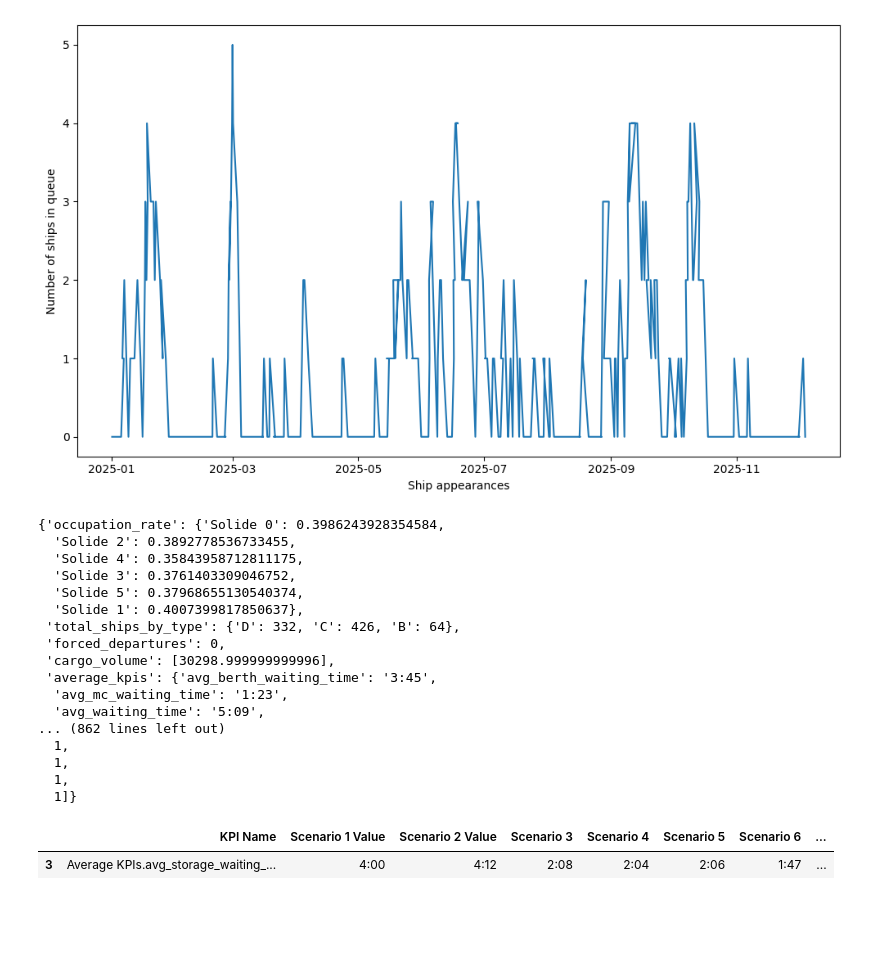
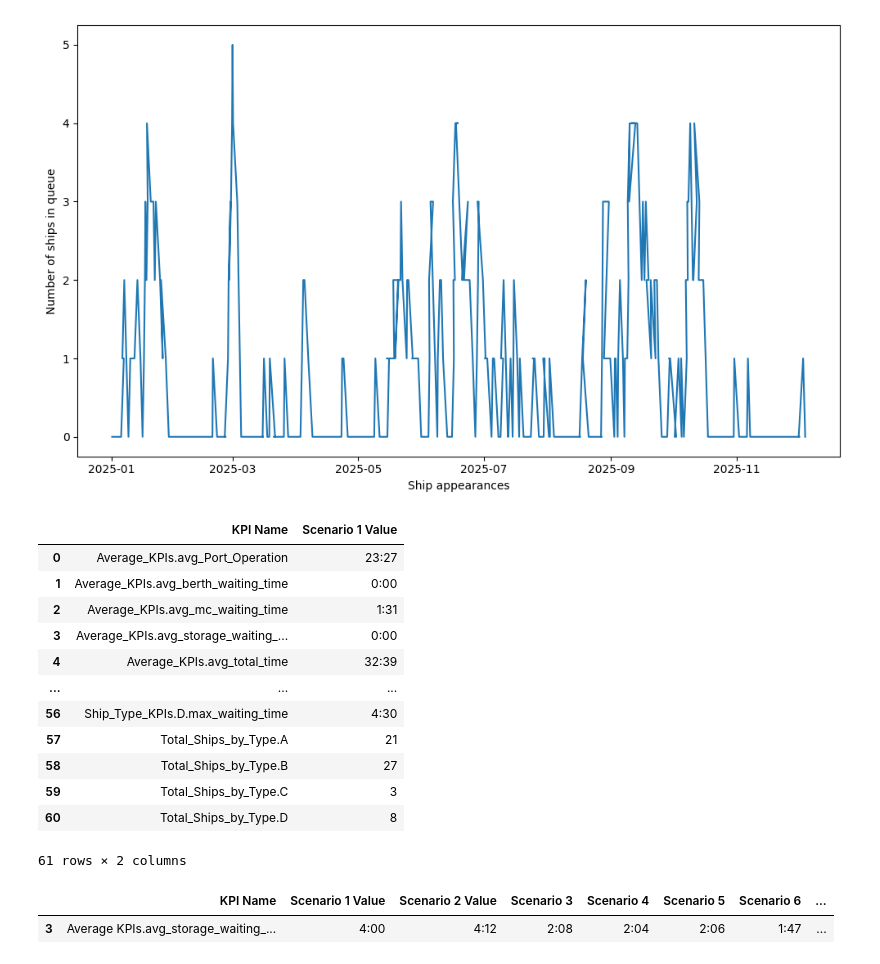
Before and after one commit to Mohammed-khlifi/port_trafic_simulation, a Jupyter notebook: DES.ipynb, the cells around one changed output. Cells and saved outputs as stored; diff of their text form; code cells hidden in the pictures; blank space fills up the shorter version.

```diff
--- a/DES.ipynb
+++ b/DES.ipynb
@@ -1444,8 +1444,14 @@ def run_simulation(capacitys , production_data , mean_pre_service_time = 3 , mea
 
 
     occupation_rate = {
-    B: data[data['berth occupied'] == B]['Port Operation'].apply(time_to_minutes).sum() / (60 * 24) / 366
+    B: round(data[data['berth occupied'] == B]['Port Operation'].apply(time_to_minutes).sum() / (60 * 24) / 366 ,2 )
     for B in data['berth occupied'].unique()
+    }
+
+    produc_names = data['Product_type'].unique()
+    cargo_volume_dict = {
+    product: round(vol * 1000, 2)
+    for product, vol in zip(product_names, volume)
     }
 
 
@@ -1478,12 +1484,12 @@ def run_simulation(capacitys , production_data , mean_pre_service_time = 3 , mea
         "occupation_rate": occupation_rate,
         "total_ships_by_type": stats.get_total_ships_by_type(),
         "forced_departures": stats.get_forced_departures(),
-        "cargo_volume": volume,
+        "cargo_volume": cargo_volume_dict,
         "average_kpis": stats.get_average_kpis(),
         "max_kpis": stats.get_max_kpis(),
         "ship_type_kpis": stats.get_ship_type_kpis(),
-        "avg_storage": np.mean(stats.storage),
-        "avg ships in queue": avg_ships_in_queue,
+        "avg_storage": str(round((np.mean(stats.storage) / temporary_storage[0]) * 100 ,2)) + "%",
+        "avg ships in queue": round(avg_ships_in_queue,2),
         'waiting_time_bins': waiting_time_bins[:-1],  # Exclude the last bin edge
         'waiting_time_counts': waiting_time_hist.tolist(),
         'total_time_bins': total_time_bins[:-1],
@@ -1734,26 +1740,24 @@ Night_navigation = [False , True]
 # Collect all results
 #all_results = [results_scenario2 ]
 # %%
-results = run_simulation([6], [production_data300_1  ],temporary_storage= [100_000 ] , Night_navigation= [False])
+results = run_simulation([2], [production_data15_1 ],temporary_storage= [100_000 ] , Night_navigation= [False])
+results = final_results([results])
+results["KPI Name"] = results["KPI Name"].str.replace(" ", "_")
 results
 # %% [output]
+|  | KPI Name | Scenario 1 Value |
+| 0 | Average_KPIs.avg_Port_Operation | 23:27 |
+| 1 | Average_KPIs.avg_berth_waiting_time | 0:00 |
+| 2 | Average_KPIs.avg_mc_waiting_time | 1:31 |
+| 3 | Average_KPIs.avg_storage_waiting_... | 0:00 |
+| 4 | Average_KPIs.avg_total_time | 32:39 |
+| ... | ... | ... |
+| 56 | Ship_Type_KPIs.D.max_waiting_time | 4:30 |
+| 57 | Total_Ships_by_Type.A | 21 |
+| 58 | Total_Ships_by_Type.B | 27 |
+| 59 | Total_Ships_by_Type.C | 3 |
+| 60 | Total_Ships_by_Type.D | 8 |
-{'occupation_rate': {'Solide 0': 0.3986243928354584,
-  'Solide 2': 0.3892778536733455,
-  'Solide 4': 0.35843958712811175,
-  'Solide 3': 0.3761403309046752,
-  'Solide 5': 0.37968655130540374,
-  'Solide 1': 0.4007399817850637},
- 'total_ships_by_type': {'D': 332, 'C': 426, 'B': 64},
- 'forced_departures': 0,
- 'cargo_volume': [30298.999999999996],
- 'average_kpis': {'avg_berth_waiting_time': '3:45',
-  'avg_mc_waiting_time': '1:23',
-  'avg_waiting_time': '5:09',
-... (862 lines left out)
-  1,
-  1,
-  1,
-  1]}
+61 rows × 2 columns
 # %%
 np.random.seed(0)
 temporarys = [140_000, 140_000, 375_000 , 375_000 , 375_000 , 420_000, 375_000 , 375_000 , 600_000 , 600_000 , 600_000 , 700_000 , 600_000 , 600_000]
```
Also changed, not shown: parts of 2 cells of this notebook, 1 other file.
